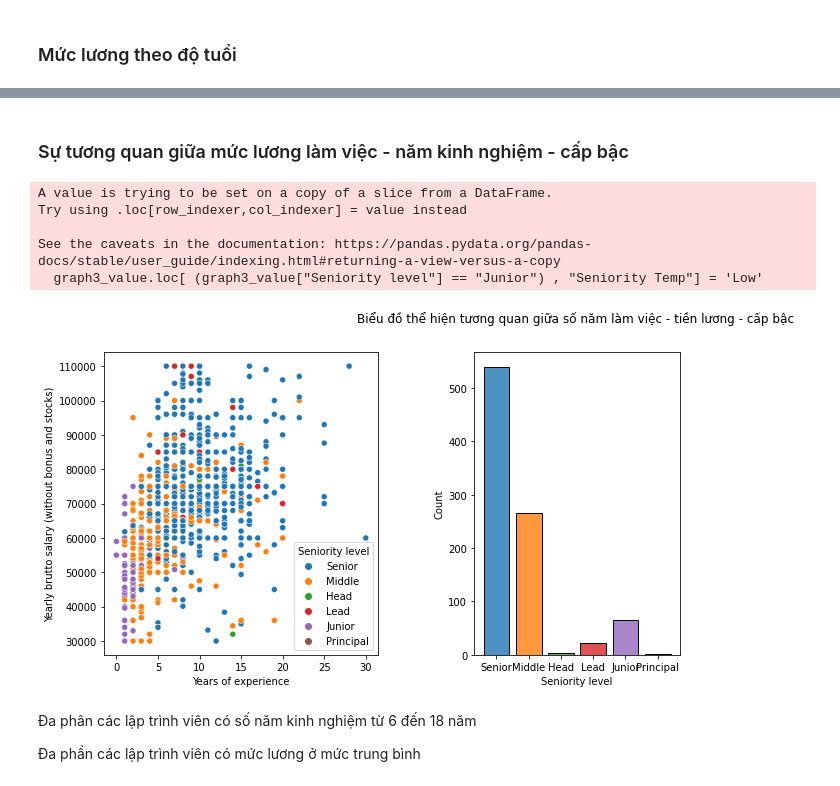
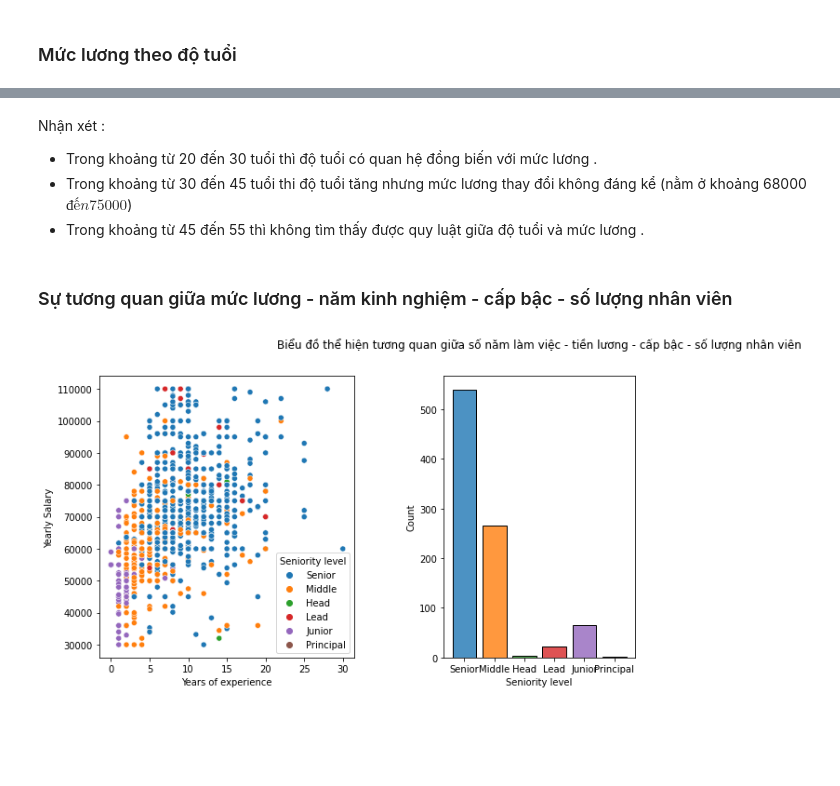
Before and after one commit to PVCuong2001/GK_KHDL, a Jupyter notebook: Bai2.ipynb, the cells around one changed output, grey strips where cells are left out. Saved outputs shown, nothing was run; the diff lists cells and outputs as text; code cells hidden in the pictures; blank space fills up the shorter version.

```diff
--- a/Bai2.ipynb
+++ b/Bai2.ipynb
@@ -38,6 +37,9 @@ dfsalaries
 # %%
-dfsalaries = dfsalaries.drop(columns = ['Yearly bonus','Company business sector','Yearly stocks','Yearly brutto salary (without bonus and stocks) one year ago. Only answer if staying in same country','Yearly bonus one year ago. Only answer if staying in same country','Yearly stocks one year ago. Only answer if staying in same country','Number of vacation days','Number of home office days per month','Main language at work','Сontract duration','0'])
-dfsalaries.rename(columns = {'Your main technology / programming language': 'Main technology' , 'Company name ':'Company name' ,'Position (without seniority)' : 'Position'}, inplace = True)
+# +Lọc các cột không sử dụng
+# +Điền giá trị default cho các giá trị nan
+# +Đổi tên các cột cho dễ sử dụng
+dfsalaries = dfsalaries.drop(columns = ['Yearly bonus','Company type','Company business sector','Yearly stocks','Yearly brutto salary (without bonus and stocks) one year ago. Only answer if staying in same country','Yearly bonus one year ago. Only answer if staying in same country','Yearly stocks one year ago. Only answer if staying in same country','Number of vacation days','Number of home office days per month','Main language at work','Сontract duration','0'])
+dfsalaries.rename(columns = {'Your main technology / programming language': 'Main technology' , 'Company name ':'Company name' ,'Position (without seniority)' : 'Position' ,'Yearly brutto salary (without bonus and stocks)' : 'Yearly Salary'}, inplace = True)
 dfsalaries['Company name'] = dfsalaries['Company name'].fillna('NotFill')
 dfsalaries
 # %% [output]
@@ -77,10 +79,11 @@ def remove_outliers(df, column):
     df_new = df.loc[(df[column] >= lower_bound) & (df[column] <= upper_bound)]
     return df_new
 # %%
-salary = remove_outliers(dfsalaries, 'Yearly brutto salary (without bonus and stocks)')
+# Kiểm tra thử các điểm outliers đã được loại bỏ chưa
+salary = remove_outliers(dfsalaries, 'Yearly Salary')
 fig = plt.figure(figsize= (10, 8))
 plt.title('Biểu đồ phân bố giá trị tiền lương của ngành IT tại EU năm 2019', fontsize= 16)
 axs = fig.subplots()
-sns.boxplot(data = salary, y= 'Yearly brutto salary (without bonus and stocks)')
+sns.boxplot(data = salary, y= 'Yearly Salary')
 plt.show()
 # %% [output]
@@ -267,34 +246,24 @@ g = sns.relplot(data=tips, x="Years of experience", y="Salary")
+# %% [markdown]
+Nhận xét :
+
+
+- Trong khoảng từ 20 đến 30 tuổi thì độ tuổi có quan hệ đồng biến với mức lương .
+- Trong khoảng từ 30 đến 45 tuổi thi độ tuổi tăng nhưng mức lương thay đổi không đáng kể (nằm ở khoảng 68000$ đến 75000$)
+- Trong khoảng từ 45 đến 55 thì không tìm thấy được quy luật giữa độ tuổi và mức lương .
 # %% [markdown]
-### Sự tương quan giữa mức lương làm việc - năm kinh nghiệm - cấp bậc
+### Sự tương quan giữa mức lương - năm kinh nghiệm - cấp bậc - số lượng nhân viên
 # %%
-#moi quan he giau year expe , position , salary + bieu do phu la position no co bao nhieu nguoi lam
+# Kết hợp biểu dồ phân tán và biểu đồ cột để thể hiện sự tương quan giữa mức lương - năm kinh nghiệm - cấp bậc - số lượng nhân viên
 f, axs = plt.subplots(1, 2, figsize=(10, 6), gridspec_kw=dict(width_ratios=[4, 3]))
-
-graph3_value = salary[['Seniority level','Years of experience','Yearly brutto salary (without bonus and stocks)']]
-
-graph3_value.loc[ (graph3_value["Seniority level"] == "Junior") , "Seniority Temp"] = 'Low'
-graph3_value.loc[(graph3_value["Seniority level"] == "Head" )| ( graph3_value["Seniority level"]  == "Middle") , "Seniority Temp"] = 'Average'
-graph3_value.loc[ (graph3_value["Seniority level"] == "Lead" )  |  ( graph3_value["Seniority level"]  == "Principal") | ( graph3_value["Seniority level"]  == "Head") | ( graph3_value["Seniority level"]  == "Senior") , "Seniority Temp"] = 'High'
-
-
-sns.scatterplot(data=graph3_value, x="Years of experience", y="Yearly brutto salary (without bonus and stocks)", hue='Seniority level' , ax=axs[0])
-sns.histplot(data=graph3_value, x="Seniority level", hue='Seniority level', shrink=.8, alpha=.8, legend=False, ax=axs[1])
+sns.scatterplot(data=salary, x="Years of experience", y="Yearly Salary", hue='Seniority level' , ax=axs[0])
+sns.histplot(data=salary, x="Seniority level", hue='Seniority level', shrink=.8, alpha=.8, legend=False, ax=axs[1])
 plt.subplots_adjust(left=0.1,
                     bottom=0.2,
                     right=0.9,
                     top=0.9,
                     wspace=0.4,
                     hspace=0.5)
-plt.title("Biểu đồ thể hiện tương quan giữa số năm làm việc - tiền lương - cấp bậc " ,pad =30)
+plt.title("Biểu đồ thể hiện tương quan giữa số năm làm việc - tiền lương - cấp bậc - số lượng nhân viên" ,pad =30)
 plt.show()
 # %% [output]
-A value is trying to be set on a copy of a slice from a DataFrame.
-Try using .loc[row_indexer,col_indexer] = value instead
-
-See the caveats in the documentation: https://pandas.pydata.org/pandas-docs/stable/user_guide/indexing.html#returning-a-view-versus-a-copy
-  graph3_value.loc[ (graph3_value["Seniority level"] == "Junior") , "Seniority Temp"] = 'Low'
-[figure, old version]
+[figure, new version]
-# %% [markdown]
-Đa phân các lập trình viên có số năm kinh nghiệm từ 6 đến 18 năm
-
-Đa phần các lập trình viên có mức lương ở mức trung bình
```
Also changed, not shown: parts of 41 cells of this notebook.
